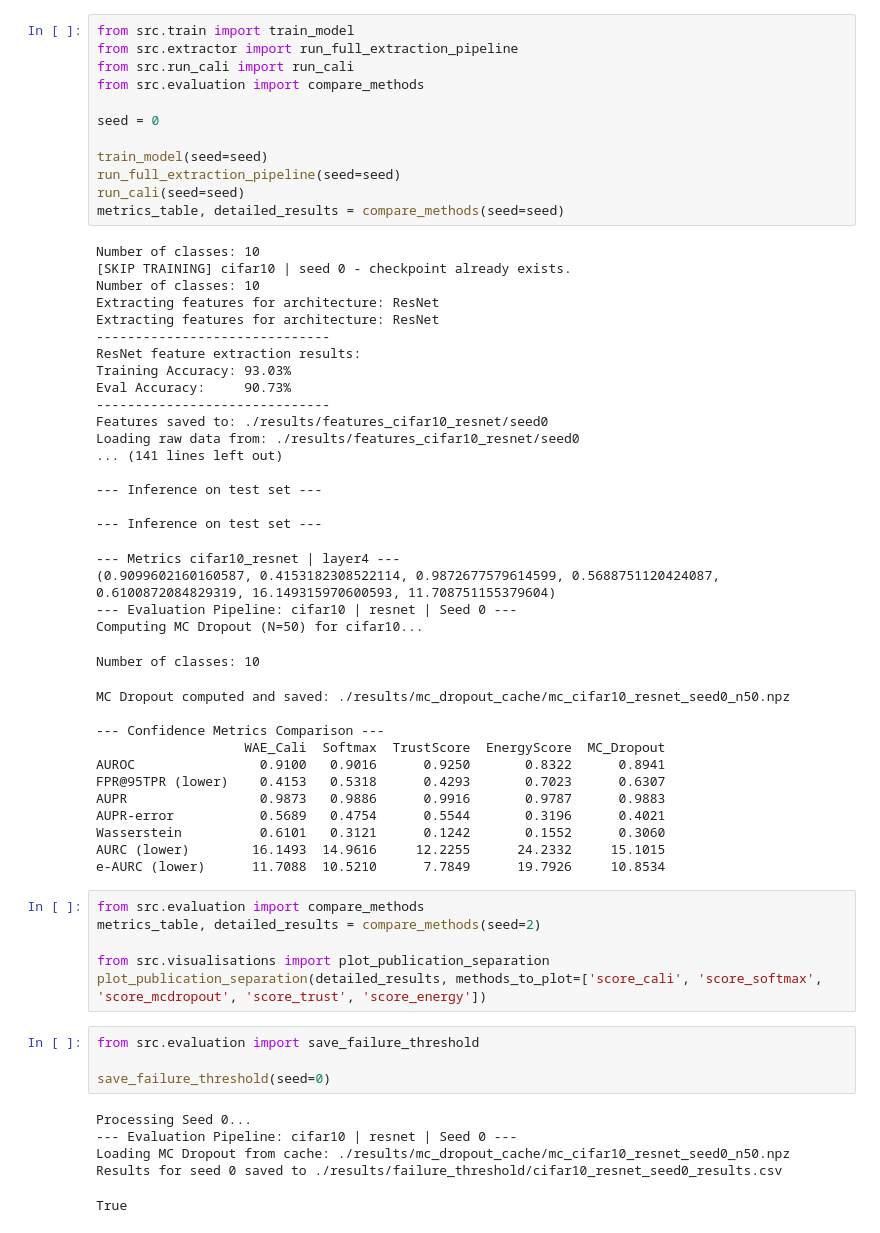
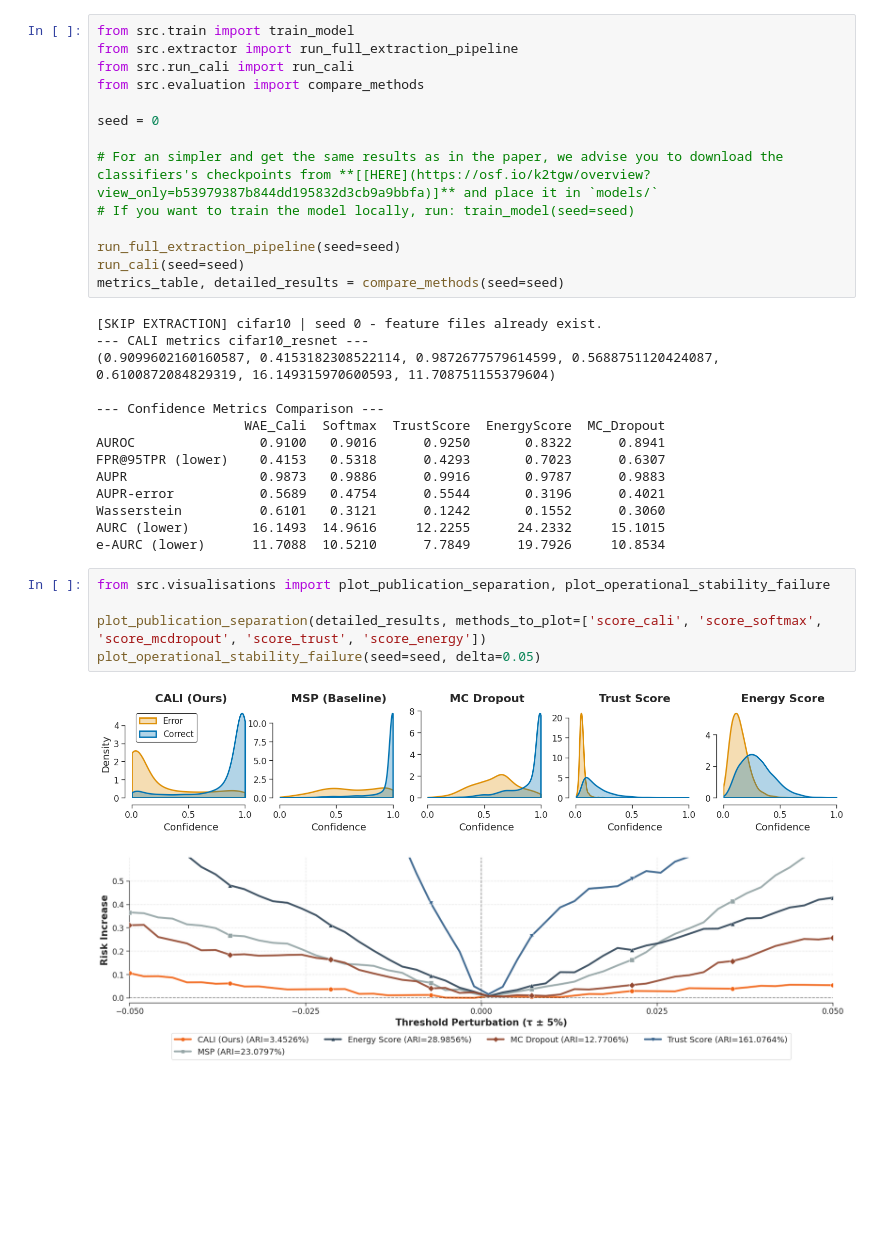
Before and after one commit to nathanouillle/CALI, a Jupyter notebook: CALI.ipynb, the cells around one changed output. Cells and saved outputs as stored; diff of their text form; blank space fills up the shorter version.

Commit message:
feat: easier threshold computation and main bone for confidnet

```diff
--- a/CALI.ipynb
+++ b/CALI.ipynb
@@ -6,57 +6,31 @@ from src.evaluation import compare_methods
 
 seed = 0
 
-train_model(seed=seed)
+# For an simpler and get the same results as in the paper, we advise you to download the classifiers's checkpoints from **[[HERE](https://osf.io/k2tgw/overview?view_only=b53979387b844dd195832d3cb9a9bbfa)]** and place it in `models/`
+# If you want to train the model locally, run: train_model(seed=seed)
+
 run_full_extraction_pipeline(seed=seed)
 run_cali(seed=seed)
 metrics_table, detailed_results = compare_methods(seed=seed)
 # %% [output]
-Number of classes: 10
-[SKIP TRAINING] cifar10 | seed 0 - checkpoint already exists.
-Number of classes: 10
-Extracting features for architecture: ResNet
-Extracting features for architecture: ResNet
-------------------------------
-ResNet feature extraction results:
-Training Accuracy: 93.03%
-Eval Accuracy:     90.73%
-------------------------------
-Features saved to: ./results/features_cifar10_resnet/seed0
-Loading raw data from: ./results/features_cifar10_resnet/seed0
-... (141 lines left out)
+[SKIP EXTRACTION] cifar10 | seed 0 - feature files already exist.
+--- CALI metrics cifar10_resnet ---
+(0.9099602160160587, 0.4153182308522114, 0.9872677579614599, 0.5688751120424087, 0.6100872084829319, 16.149315970600593, 11.708751155379604)
 
---- Inference on test set ---
-
---- Inference on test set ---
+--- Confidence Metrics Comparison ---
+                   WAE_Cali  Softmax  TrustScore  EnergyScore  MC_Dropout
+AUROC                0.9100   0.9016      0.9250       0.8322      0.8941
+FPR@95TPR (lower)    0.4153   0.5318      0.4293       0.7023      0.6307
+AUPR                 0.9873   0.9886      0.9916       0.9787      0.9883
+AUPR-error           0.5689   0.4754      0.5544       0.3196      0.4021
+Wasserstein          0.6101   0.3121      0.1242       0.1552      0.3060
+AURC (lower)        16.1493  14.9616     12.2255      24.2332     15.1015
+e-AURC (lower)      11.7088  10.5210      7.7849      19.7926     10.8534
---- Metrics cifar10_resnet | layer4 ---
-(0.9099602160160587, 0.4153182308522114, 0.9872677579614599, 0.5688751120424087, 0.6100872084829319, 16.149315970600593, 11.708751155379604)
---- Evaluation Pipeline: cifar10 | resnet | Seed 0 ---
-Computing MC Dropout (N=50) for cifar10...
-Number of classes: 10
-MC Dropout computed and saved: ./results/mc_dropout_cache/mc_cifar10_resnet_seed0_n50.npz
-
---- Confidence Metrics Comparison ---
-                   WAE_Cali  Softmax  TrustScore  EnergyScore  MC_Dropout
-AUROC                0.9100   0.9016      0.9250       0.8322      0.8941
-FPR@95TPR (lower)    0.4153   0.5318      0.4293       0.7023      0.6307
-AUPR                 0.9873   0.9886      0.9916       0.9787      0.9883
-AUPR-error           0.5689   0.4754      0.5544       0.3196      0.4021
-Wasserstein          0.6101   0.3121      0.1242       0.1552      0.3060
-AURC (lower)        16.1493  14.9616     12.2255      24.2332     15.1015
-e-AURC (lower)      11.7088  10.5210      7.7849      19.7926     10.8534
 # %%
-from src.evaluation import compare_methods
-metrics_table, detailed_results = compare_methods(seed=2)
+from src.visualisations import plot_publication_separation, plot_operational_stability_failure
 
-from src.visualisations import plot_publication_separation
 plot_publication_separation(detailed_results, methods_to_plot=['score_cali', 'score_softmax', 'score_mcdropout', 'score_trust', 'score_energy'])
+plot_operational_stability_failure(seed=seed, delta=0.05)
+# %% [output]
+[figure, added]
+[figure, added]
-# %%
-from src.evaluation import save_failure_threshold
-
-save_failure_threshold(seed=0)
-# %% [output]
-Processing Seed 0...
---- Evaluation Pipeline: cifar10 | resnet | Seed 0 ---
-Loading MC Dropout from cache: ./results/mc_dropout_cache/mc_cifar10_resnet_seed0_n50.npz
-Results for seed 0 saved to ./results/failure_threshold/cifar10_resnet_seed0_results.csv
-True
```
Also changed, not shown: parts of 1 cell of this notebook, 10 other files.
